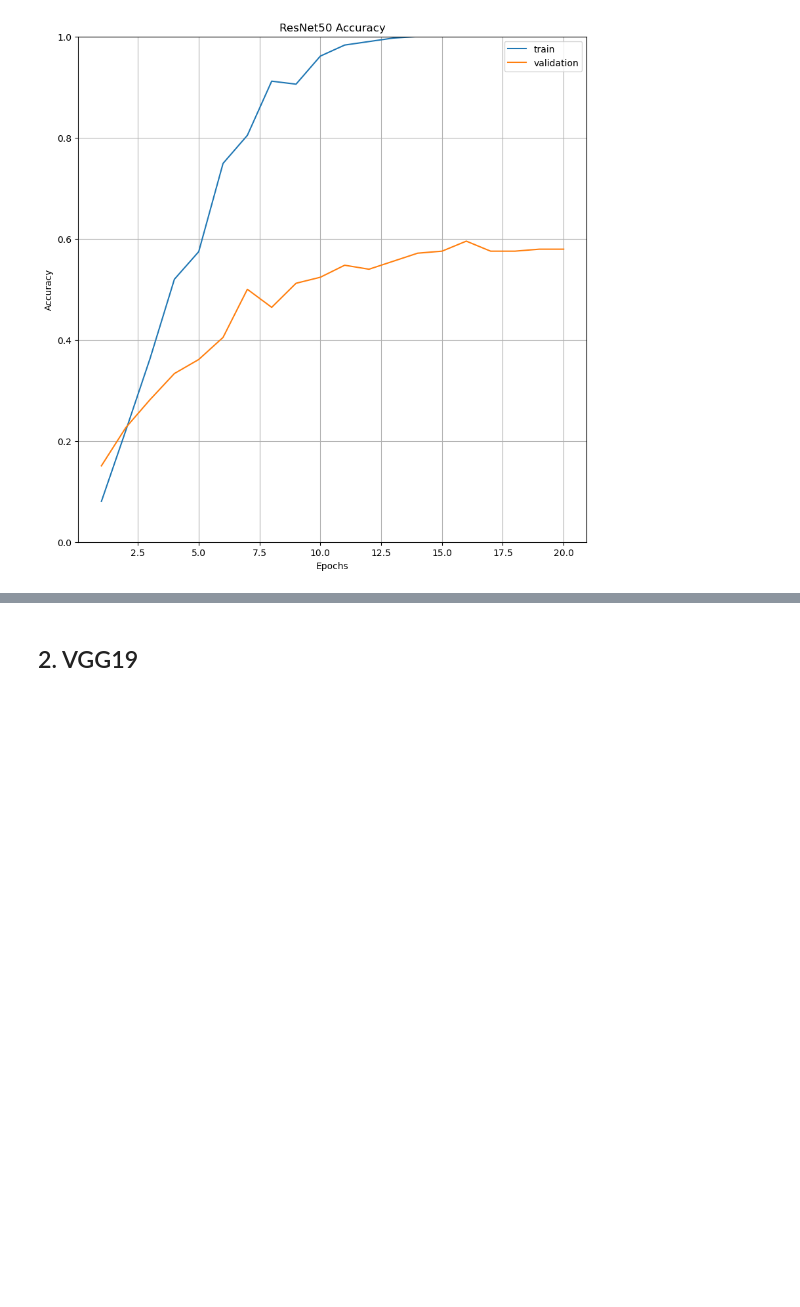
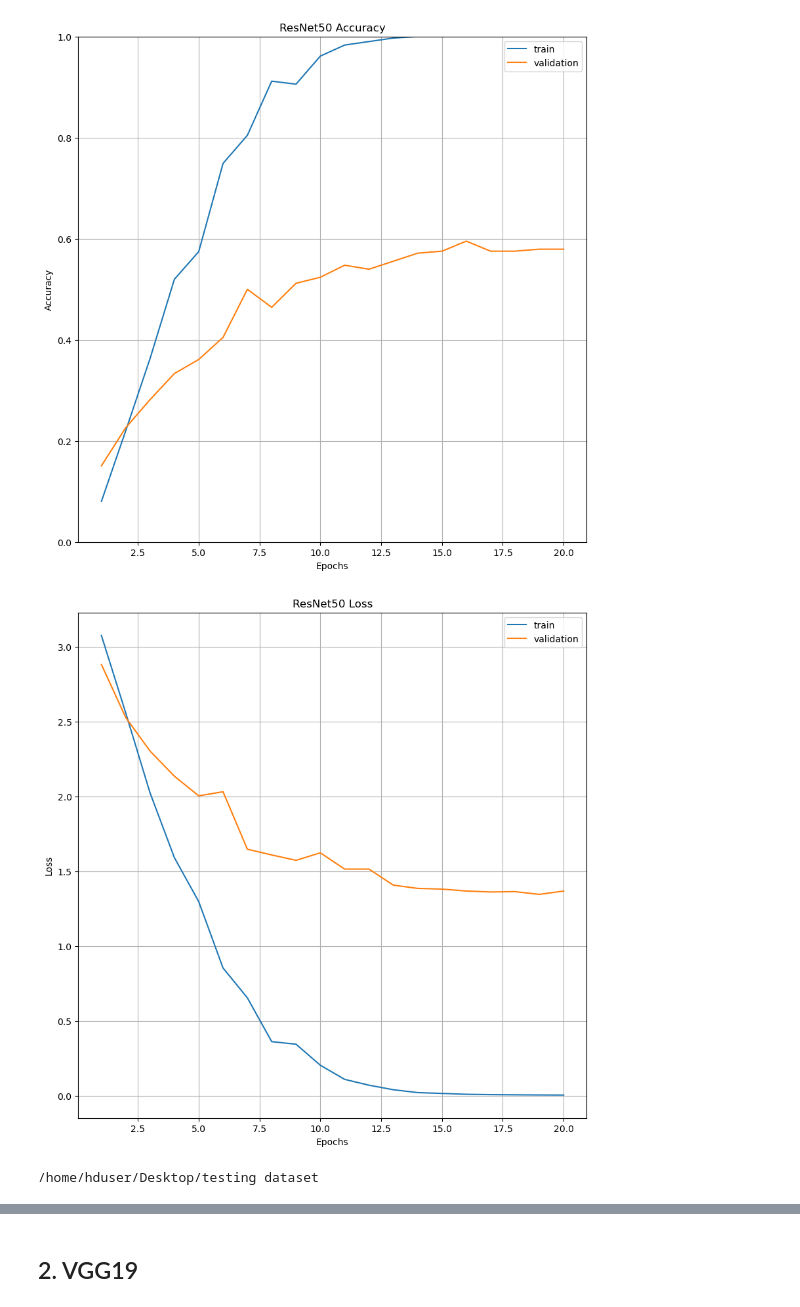
Before and after one commit to alecfei/bumblebee-classification, a Jupyter notebook: testing_processed.ipynb, the cells around one changed output, grey strips where cells are left out. Cells and saved outputs as stored; diff of their text form; code cells hidden in the pictures; blank space fills up the shorter version.

```diff
--- a/testing_processed.ipynb
+++ b/testing_processed.ipynb
@@ -196,3 +190,17 @@ plt.legend(['train', 'validation'])
 plt.show()
 # %% [output]
 [figure]
+# %%
+plt.figure(figsize=(10, 10))
+epochs_range = range(1, epoch_resnet50 + 1)
+plt.plot(epochs_range, result_resnet50.history['loss'], label="Training Loss")
+plt.plot(epochs_range, result_resnet50.history['val_loss'], label="Validation Loss")
+plt.axis()
+plt.grid()
+plt.title('ResNet50 Loss')
+plt.ylabel('Loss')
+plt.xlabel('Epochs')
+plt.legend(['train', 'validation'])
+plt.show()
+# %% [output]
+[figure, added]
@@ -198,0 +209,4 @@ plt.show()
+# %%
+print(test_dir)
+# %% [output]
+/home/hduser/Desktop/testing dataset
```
Also changed, not shown: parts of 10 cells of this notebook.
